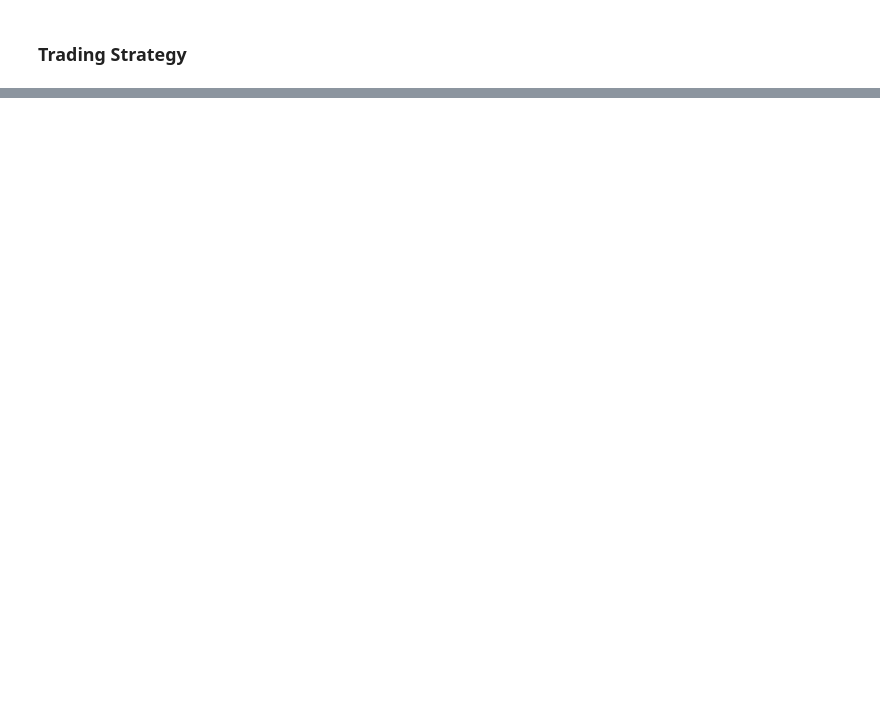
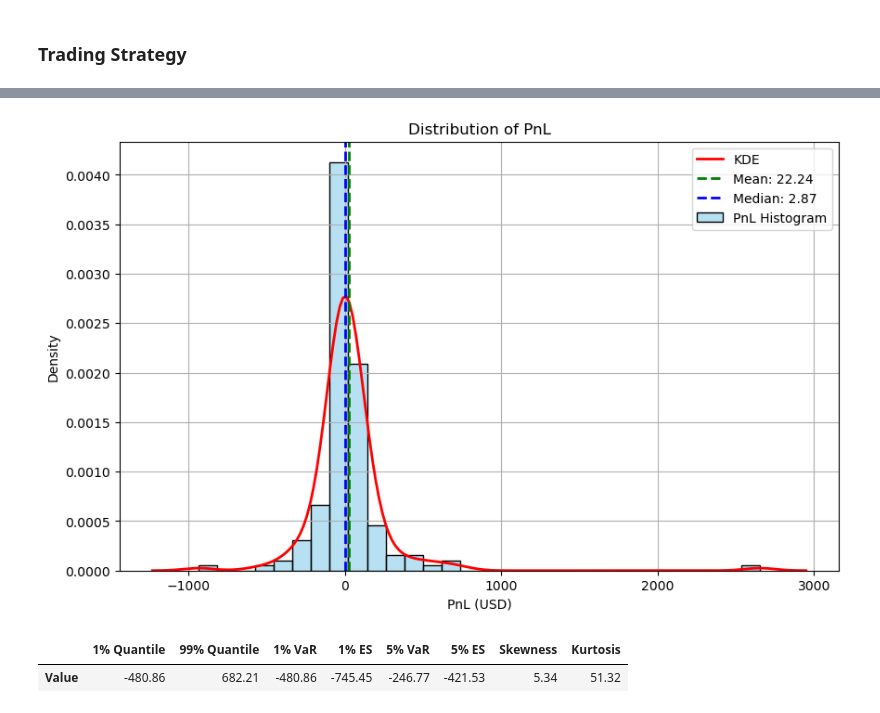
Before and after one commit to roshnx/buy-rough-sell-smooth, a Jupyter notebook: trading_strategy.ipynb, the cells around one changed output, grey strips where cells are left out. Drawn from its saved outputs; the diff is of its cells as text; code cells hidden in the pictures; blank space fills up the shorter version.

```diff
--- a/trading_strategy.ipynb
+++ b/trading_strategy.ipynb
@@ -205,0 +440,6 @@ returns
+# %%
+plot_pnl_distribution(strat_returns)
+# %% [output]
+[figure, added]
+|  | 1% Quantile | 99% Quantile | 1% VaR | 1% ES | 5% VaR | 5% ES | Skewness | Kurtosis |
+| Value | -480.86 | 682.21 | -480.86 | -745.45 | -246.77 | -421.53 | 5.34 | 51.32 |
```
Also changed, not shown: parts of 13 cells of this notebook.
